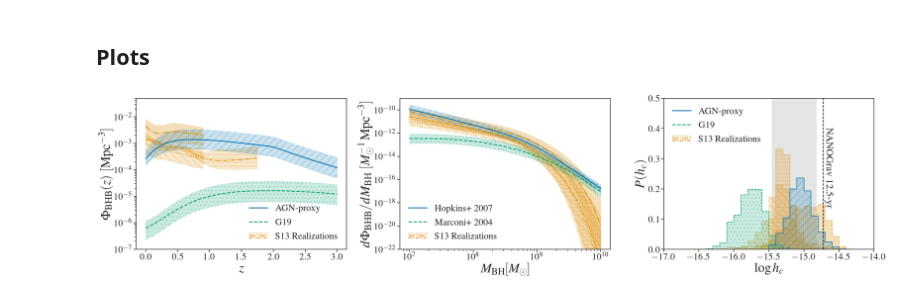
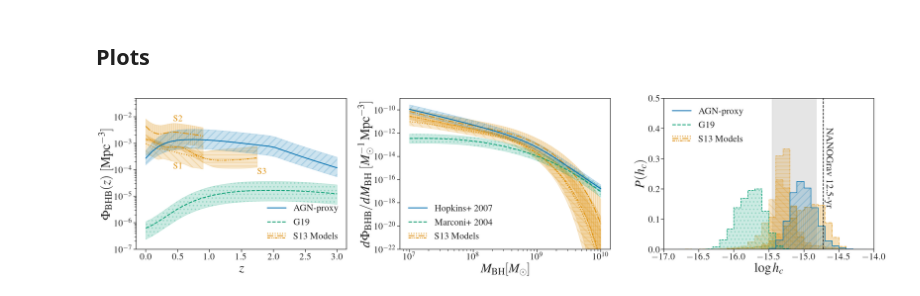
Before and after one commit to jacaseyclyde/multimessenger_smbhbs, a Jupyter notebook: notebooks/1. Constructing Binary Populations.ipynb, the cells around one changed output. Saved outputs shown, nothing was run; the diff lists cells and outputs as text; code cells hidden in the pictures.

```diff
--- a/notebooks/1. Constructing Binary Populations.ipynb
+++ b/notebooks/1. Constructing Binary Populations.ipynb
@@ -1171,16 +1230,16 @@ mm, zz, qq = np.meshgrid(log_m_bh_range_norm, z_range, q_range, indexing='ij')
 # %%
 with mp.Pool(mp.cpu_count()) as p:
     differential_quasar_population = list(p.starmap(quasar_formation_rate,
-                             tqdm(zip(mm.ravel(), zz.ravel(), qq.ravel()),
+                             tqdm(zip(mm.ravel(), zz.ravel()),
                       total=len(mm.ravel()))))
 
 differential_quasar_population = np.reshape(differential_quasar_population, np.repeat(mm[..., np.newaxis], n_samples, axis=-1).shape)
 # %%
-local_quasar_number_density = trapz(trapz(differential_quasar_population, log_m_bh_range_norm, axis=0), q_range, axis=1)[0]
+local_quasar_number_density = trapz(differential_quasar_population, log_m_bh_range_norm, axis=0)[0]
 
 quantiles = np.quantile(local_quasar_number_density, q=[.16, .5, .84])
 order = 10. ** np.floor(np.log10(quantiles[1]))
-display(Math(r'\phi_{{\rm{{AGN}}, 0}} = ({0:.1f}_{{-{1:.1f}}}^{{+{2:.1f}}})'
+display(Math(r'\Phi_{{\rm{{AGN}}, 0}} = ({0:.1f}_{{-{1:.1f}}}^{{+{2:.1f}}})'
              r' \times 10^{{{3}}}\;\rm{{Mpc}}^{{-3}}'.format(quantiles[1] / order,
                                           (quantiles[1] - quantiles[0]) / order,
                                           (quantiles[2] - quantiles[1]) / order,
@@ -1189,0 +1273,6 @@ $\displaystyle \phi_{\rm{AGN}, 0} = (8.2_{-4.9}^{+10.8}) \times 10^{-7.0}\;\rm{M
+# %%
+q_factor = np.trapz(np.array([q_distrib(q) for q in q_range]), q_range, axis=0)
+
+quantiles = np.quantile(q_factor, q=[.16, .5, .84])
+order = 10. ** np.floor(np.log10(quantiles[1]))
+display(Math(r'\int_{{0.25}}^{{1}} p(q) dq = {0:.1f}'.format(quantiles[1])))
@@ -1190,5 +1290,5 @@ $\displaystyle \phi_{\rm{AGN}, 0} = (8.2_{-4.9}^{+10.8}) \times 10^{-7.0}\;\rm{M
 # %%
-binary_normalization = Const3D(local_binary_number_density.amplitude / local_quasar_number_density, n_models=n_samples)
+binary_normalization = Const3D(local_binary_number_density.amplitude / (local_quasar_number_density * q_factor), n_models=n_samples)
 
 quantiles = np.quantile(binary_normalization.amplitude, q=[.16, .5, .84])
 display(Math(r'N_{{0}} = {0:.1f}_{{-{1:.1f}}}^{{+{2:.1f}}}'.format(quantiles[1],
@@ -2033,6 +2133,7 @@ fig, ax = plt.subplots(1, 3, figsize=(36, 9))
 
 label_fsize = 42
 legend_fsize = 30
+text_fs = 28
 
 ax[0].tick_params()
 ax[1].tick_params()
@@ -2041,14 +2142,22 @@ ax[0].fill_between(z_range_borch, S1_number_density_q[0], S1_number_density_q[2]
                  color=cs[1], alpha=.2, hatch='\\')
 s1, = ax[0].plot(z_range_borch, S1_number_density_q[1], color=cs[1],
                 linewidth=3, linestyle=':')
+ax[0].text(z_range_borch[int(n_mesh / 2) - 1], .9 * S1_number_density_q[0, int(n_mesh / 2) - 1], 'S1', color=cs[1],
+           verticalalignment='top', horizontalalignment='left', fontsize=text_fs)
+
 ax[0].fill_between(z_range_drory, S2_number_density_q[0], S2_number_density_q[2],
                  color=cs[1], alpha=.2, hatch='||')
 s2, = ax[0].plot(z_range_drory, S2_number_density_q[1], color=cs[1],
                 linewidth=3, linestyle='-.')
+ax[0].text(z_range_drory[int(n_mesh / 2) - 1], 1.05 * S2_number_density_q[2, int(n_mesh / 2) - 1], 'S2', color=cs[1],
+           verticalalignment='bottom', horizontalalignment='left', fontsize=text_fs)
+
 ax[0].fill_between(z_range_ilbert, S3_number_density_q[0], S3_number_density_q[2],
                  color=cs[1], alpha=.2, hatch='-')
 s3, = ax[0].plot(z_range_ilbert, S3_number_density_q[1], color=cs[1],
                 linewidth=3, linestyle=(0, (3, 1, 1, 1, 1, 1)))
+ax[0].text(z_range_ilbert[n_mesh - 1], .95 * S3_number_density_q[0, n_mesh - 1], 'S3', color=cs[1],
+           verticalalignment='top', horizontalalignment='left', fontsize=text_fs)
 
 ax[0].fill_between(z_range, G19_number_density_q[0], G19_number_density_q[2], color=cs[2], alpha=.2, hatch='.')
 m2, = ax[0].plot(z_range, G19_number_density_q[1], color=cs[2], linewidth=3, linestyle='--')
@@ -2062,7 +2171,7 @@ ax[0].set_xlabel(r'$z$', fontsize=label_fsize)
 # ax[0].set_ylim((10 ** (log_nz_i_l_kw_fid_min - 1), 10 ** (log_nz_i_l_kw_fid_max + 1)))
 ax[0].set_ylim(top=5e-2, bottom=1e-7)
 
-ax[0].legend([m1, m2, (s1, s2, s3)], ['AGN-proxy', 'G19', 'S13 Realizations'], numpoints=1,
+ax[0].legend([m1, m2, (s1, s2, s3)], ['AGN-proxy', 'G19', 'S13 Models'], numpoints=1,
              handler_map={tuple: HandlerTupleVertical(ndivide=None)}, loc='lower right', frameon=False, fontsize=legend_fsize)
 
 ax[1].fill_between(10 ** log_m_bh_range, S1_local_bhmf_q[0], S1_local_bhmf_q[2], color=cs[1], alpha=.2, hatch='\\')
@@ -2086,7 +2195,7 @@ ax[1].set_yscale('log')
 ax[1].set_ylabel(r'$d \Phi_{\rm{BHB}} / d M_{\rm{BH}}\ [M_{\odot}^{-1}\,\rm{Mpc}^{-3}]$', fontsize=label_fsize)
 ax[1].set_xlabel(r'$M_{\rm{BH}} [M_{\odot}]$', fontsize=label_fsize)
 ax[1].set_ylim(bottom=1e-22, top=1e-9)
-ax[1].legend([m1, m2, (s1, s2, s3)], ['Hopkins+ 2007', 'Marconi+ 2004', 'S13 Realizations'], numpoints=1,
+ax[1].legend([m1, m2, (s1, s2, s3)], ['Hopkins+ 2007', 'Marconi+ 2004', 'S13 Models'], numpoints=1,
              handler_map={tuple: HandlerTupleVertical(ndivide=None)}, loc='lower left', frameon=False, fontsize=legend_fsize)
 
 ax[2].axvspan(log_sesana_min, log_sesana_max, color='k', alpha=.1)
@@ -2128,32 +2237,32 @@ ax[2].hist(np.log10(G19_hc[-1, -1, :]), histtype='step', bins=bins, density=Fals
 ax[2].hist(np.log10(hc[-1, -1, -1, :]), histtype='step', bins=bins, density=False, color=cs[0], linestyle='-',
            label=r'AGN-proxy', weights=np.repeat(1 / len(hc[-1, -1, -1, :]), len(hc[-1, -1, -1, :])), linewidth=2,
            fill=True, alpha=.2, hatch='/')
 ax[2].hist(np.log10(hc[-1, -1, -1, :]), histtype='step', bins=bins, density=False, color=cs[0], linestyle='-',
            label=r'AGN-proxy', weights=np.repeat(1 / len(hc[-1, -1, -1, :]), len(hc[-1, -1, -1, :])), linewidth=2)
 
 # ax[2].annotate(r'S13',
 #                xy=(log_sesana_min - .3, .49))
 # ax[2].errorbar(log_hc_mid, 0.45,
 #              xerr=[[log_hc_l],
 #                    [log_hc_h]],
 #              capsize=4, color=cs[0])
 # ax[2].annotate(r'This Work',
 #                xy=(log_hc_min - .75, .44))
 
 ax[2].axvline(np.log10(1.9e-15), color='k', linestyle='--')
 ax[2].annotate(r'NANOGrav 12.5-yr',
                xy=(np.log10(1.9e-15) + .03, .4), xytext=(3, 3),
                textcoords="offset points", rotation_mode='anchor', rotation=-90)
 ax[2].set_xlabel(r'$\log h_{c}$', fontsize=label_fsize)
 ax[2].set_ylabel(r'$P(h_{c})$', fontsize=label_fsize)
 ax[2].set_xlim(left=-17, right=-14)
 ax[2].set_ylim(top=.5)
-ax[2].legend([m1, m2, (s1, s2, s3)], ['AGN-proxy', 'G19', 'S13 Realizations'], numpoints=1,
+ax[2].legend([m1, m2, (s1, s2, s3)], ['AGN-proxy', 'G19', 'S13 Models'], numpoints=1,
              handler_map={tuple: HandlerTupleVertical(ndivide=None)}, frameon=False, loc='upper left', fontsize=legend_fsize)
 
 plt.tight_layout()
 plt.savefig('../reports/figures/model_comparison.pdf')
 plt.savefig('../reports/figures/model_comparison.png')
 plt.show()
 # %% [output]
-[figure, old version]
+[figure, new version]
```
Also changed, not shown: parts of 56 cells of this notebook, 44 other files.
